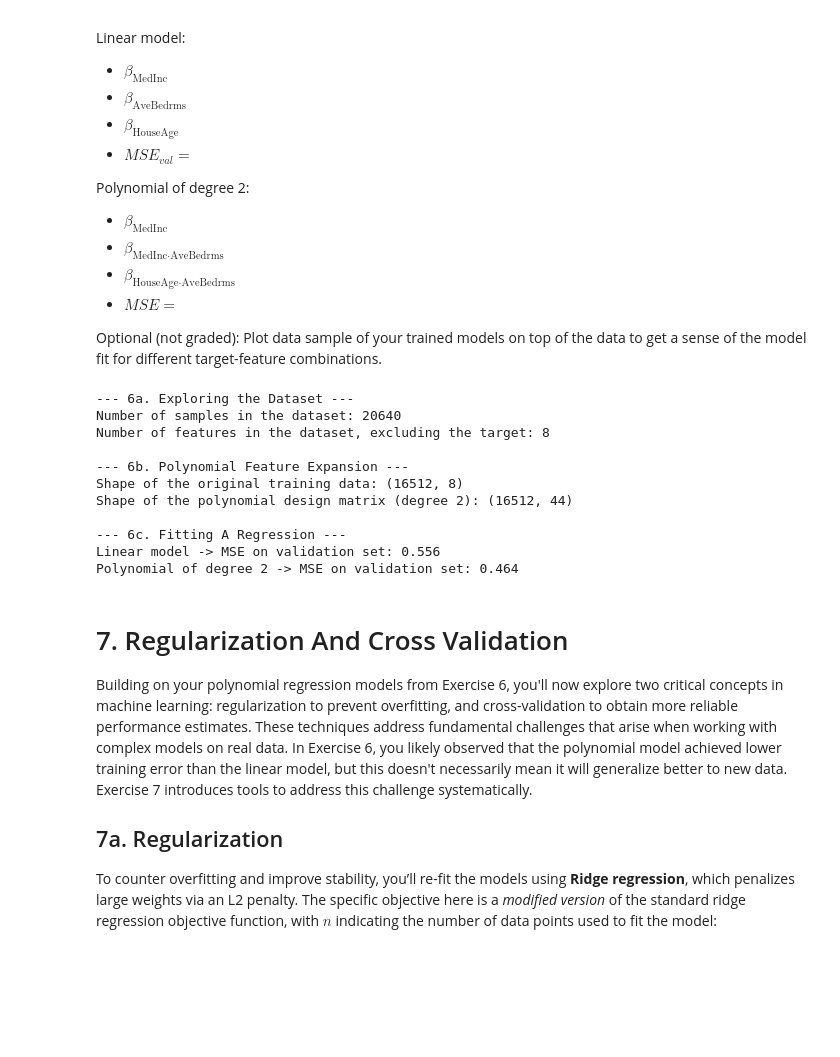
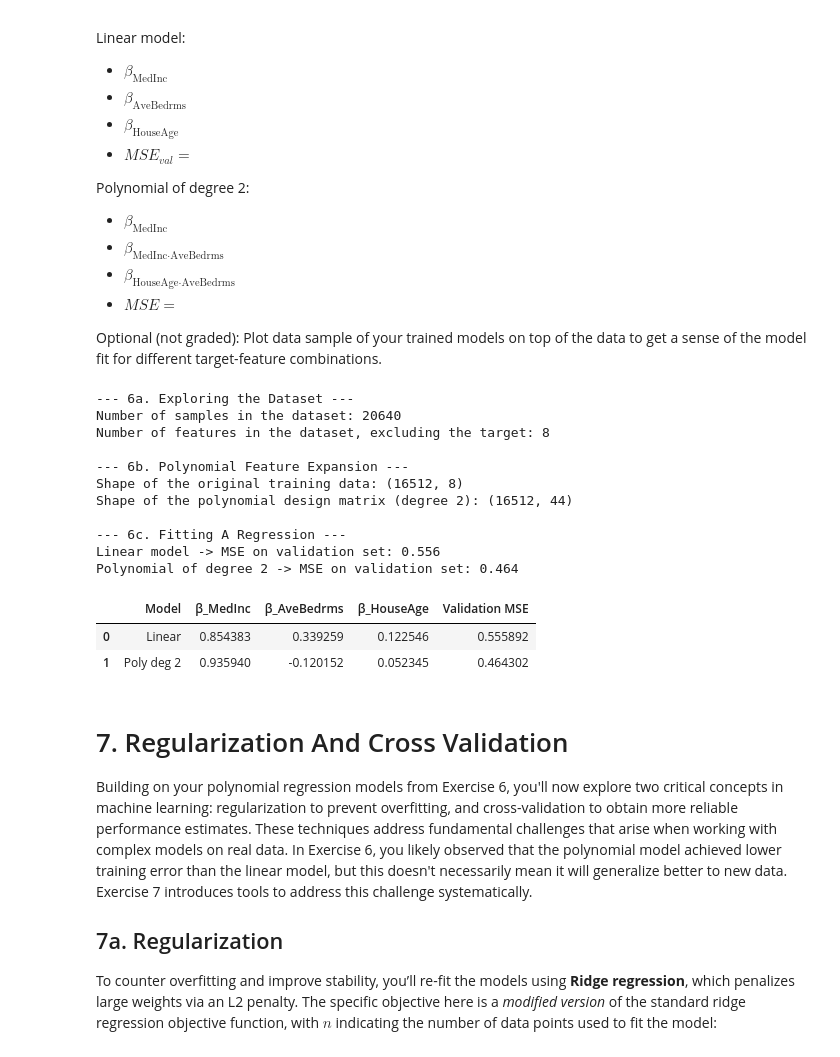
Before and after one commit to Luuuuuig/Trial, a Jupyter notebook: Homework 1_yijie.ipynb, the cells around one changed output. Saved outputs shown, nothing was run; the diff lists cells and outputs as text; code cells hidden in the pictures; blank space fills up the shorter version.

Commit message:
Complete homework 1 analysis and modeling

```diff
--- a/Homework 1_yijie.ipynb
+++ b/Homework 1_yijie.ipynb
@@ -568,11 +666,12 @@ from sklearn.preprocessing import StandardScaler, PolynomialFeatures
 from sklearn.linear_model import LinearRegression
 from sklearn.metrics import mean_squared_error
 from sklearn.pipeline import Pipeline
+import pandas as pd
 
 # --- Load Data ---
-# Load the California housing dataset
 housing = fetch_california_housing()
 X, y = housing.data, housing.target
+feature_names = housing.feature_names
 
 # Split data into training (80%) and validation (20%) sets
 X_train, X_val, y_train, y_val = train_test_split(X, y, test_size=0.2, random_state=42)
@@ -582,72 +681,78 @@ print("--- 6a. Exploring the Dataset ---")
 num_samples = X.shape[0]
 num_features = X.shape[1]
 print(f"Number of samples in the dataset: {num_samples}")
-print(f"Number of features in the dataset, excluding the target: {num_features}\n")
-
+print(f"Number of features in the dataset, excluding the target: {num_features}")
+print()
 
 # --- 6b. Polynomial Feature Expansion ---
 print("--- 6b. Polynomial Feature Expansion ---")
-# Step 1: Standardize the data
 scaler = StandardScaler()
 X_train_scaled = scaler.fit_transform(X_train)
-
-# Step 2: Expand with polynomial features of degree 2
-# Do not include the bias (intercept) term as LinearRegression handles it.
 poly_features = PolynomialFeatures(degree=2, include_bias=False)
 X_train_poly = poly_features.fit_transform(X_train_scaled)
-
 print(f"Shape of the original training data: {X_train.shape}")
-print(f"Shape of the polynomial design matrix (degree 2): {X_train_poly.shape}\n")
-
+print(f"Shape of the polynomial design matrix (degree 2): {X_train_poly.shape}")
+print()
 
 # --- 6c. Fitting A Regression ---
 print("--- 6c. Fitting A Regression ---")
 
-# --- Model 1: Linear Model ---
-# We create a pipeline to scale the data and then fit the model
 linear_pipeline = Pipeline([
     ('scaler', StandardScaler()),
     ('regressor', LinearRegression())
 ])
-# Fit the model on the training data
 linear_pipeline.fit(X_train, y_train)
+linear_val_pred = linear_pipeline.predict(X_val)
+linear_mse = mean_squared_error(y_val, linear_val_pred)
+linear_coef_map = dict(zip(feature_names, linear_pipeline.named_steps['regressor'].coef_))
 
-# Make predictions on the validation set
-y_val_pred_linear = linear_pipeline.predict(X_val)
-
-# Calculate and report the Mean Squared Error (MSE)
-mse_linear = mean_squared_error(y_val, y_val_pred_linear)
-print(f"Linear model -> MSE on validation set: {mse_linear:.3f}")
-
-
-# --- Model 2: Polynomial of Degree 2 ---
-# We create a pipeline to scale, expand features, and then fit the model
 poly_pipeline = Pipeline([
     ('scaler', StandardScaler()),
     ('poly_features', PolynomialFeatures(degree=2, include_bias=False)),
     ('regressor', LinearRegression())
 ])
-# Fit the model on the training data
 poly_pipeline.fit(X_train, y_train)
+poly_val_pred = poly_pipeline.predict(X_val)
+poly_mse = mean_squared_error(y_val, poly_val_pred)
+poly_feature_names = poly_pipeline.named_steps['poly_features'].get_feature_names_out(feature_names)
+poly_coef_map = dict(zip(poly_feature_names, poly_pipeline.named_steps['regressor'].coef_))
 
-# Make predictions on the validation set
-y_val_pred_poly = poly_pipeline.predict(X_val)
+print(f"Linear model -> MSE on validation set: {linear_mse:.3f}")
+print(f"Polynomial of degree 2 -> MSE on validation set: {poly_mse:.3f}")
+print()
 
-# Calculate and report the MSE
-mse_poly = mean_squared_error(y_val, y_val_pred_poly)
-print(f"Polynomial of degree 2 -> MSE on validation set: {mse_poly:.3f}")
+coef_report = pd.DataFrame([
+    {
+        'Model': 'Linear',
+        'β_MedInc': linear_coef_map['MedInc'],
+        'β_AveBedrms': linear_coef_map['AveBedrms'],
+        'β_HouseAge': linear_coef_map['HouseAge'],
+        'Validation MSE': linear_mse,
+    },
+    {
+        'Model': 'Poly deg 2',
+        'β_MedInc': poly_coef_map['MedInc'],
+        'β_AveBedrms': poly_coef_map['MedInc AveBedrms'],
+        'β_HouseAge': poly_coef_map['HouseAge AveBedrms'],
+        'Validation MSE': poly_mse,
+    }
+])
+coef_report
 # %% [output]
 --- 6a. Exploring the Dataset ---
 Number of samples in the dataset: 20640
 Number of features in the dataset, excluding the target: 8
 
 --- 6b. Polynomial Feature Expansion ---
 Shape of the original training data: (16512, 8)
 Shape of the polynomial design matrix (degree 2): (16512, 44)
 
 --- 6c. Fitting A Regression ---
 Linear model -> MSE on validation set: 0.556
 Polynomial of degree 2 -> MSE on validation set: 0.464
+|  | Model | β_MedInc | β_AveBedrms | β_HouseAge | Validation MSE |
+| 0 | Linear | 0.854383 | 0.339259 | 0.122546 | 0.555892 |
+| 1 | Poly deg 2 | 0.935940 | -0.120152 | 0.052345 | 0.464302 |
 # %% [markdown]
 # 7. Regularization And Cross Validation
 
```
Also changed, not shown: parts of 12 cells of this notebook.
